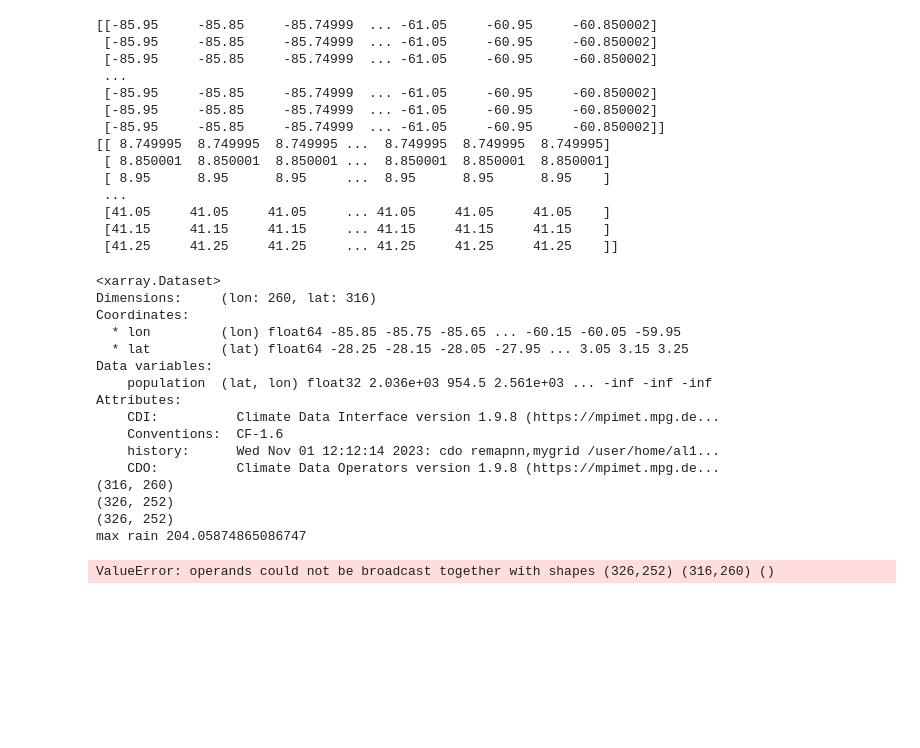
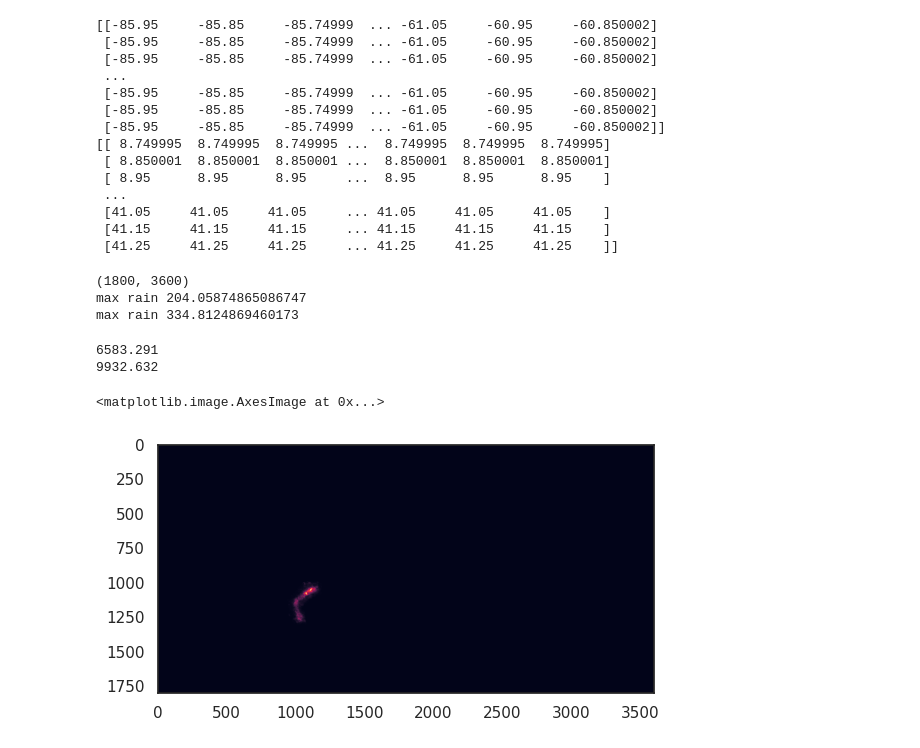
Before and after one commit to vosps/tropical_cyclone, a Jupyter notebook: tracking/7_hit_rate.ipynb, the cells around one changed output. Saved outputs shown, nothing was run; the diff lists cells and outputs as text; code cells hidden in the pictures; blank space fills up the shorter version.

```diff
--- a/tracking/7_hit_rate.ipynb
+++ b/tracking/7_hit_rate.ipynb
@@ -260,52 +266,50 @@ print(grid_y)
 # print(storm_pop_data.shape)
 # print(np.sum(grid_rain,axis=0).shape)
 # print(grid_x.shape)
-print(pop.shape)
+print(pop.population.shape)
 accumulated_rain = np.sum(grid_rain,axis=0)
 accumulated_rain_truth = np.sum(grid_rain_truth,axis=0)
 
 
 # superimpose rain onto bigger grid
-global_rain = np.zeros((pop.shape[0],pop.shape[1]))
-global_rain_truth = np.zeros((pop.shape[0],pop.shape[1]))
+global_rain = np.zeros((pop.population.shape[0],pop.population.shape[1]))
+global_rain_truth = np.zeros((pop.population.shape[0],pop.population.shape[1]))
 
-storm_lons = storm.storm_lons
-storm_lats = storm.storm_lats
-storm_rain = storm.precipitation[:,:,0]
-storm_rain_truth = storm_truth.precipitation[:,:,0]
+storm_lons = grid_x
+storm_lats = grid_y
+storm_rain = accumulated_rain
+storm_rain_truth = accumulated_rain_truth
 
 Mlon = storm_lons[-1,-1]
 mlon = storm_lons[0,0]
 Mlat = storm_lats[-1,-1]
 mlat = storm_lats[0,0]
-Xspan = np.where((grid_x <= Mlon) & (grid_x >= mlon))[1][[0, -1]]
-Yspan = np.where((grid_y <= Mlat) & (grid_y >= mlat))[0][[0, -1]]
+grid_X,grid_Y = np.meshgrid(lon,lat)
+Xspan = np.where((grid_X <= Mlon) & (grid_X >= mlon))[1][[0, -1]]
+Yspan = np.where((grid_Y <= Mlat) & (grid_Y >= mlat))[0][[0, -1]]
 
 # Create a selection
 sel = [slice(Xspan[0], Xspan[1] + 1), slice(Yspan[0], Yspan[1] + 1)]
 
 global_rain[sel[1],sel[0]] = storm_rain
-global_rain_truth[t,sel[1],sel[0]] = storm_rain_truth
+global_rain_truth[sel[1],sel[0]] = storm_rain_truth
 
 
 
-pred_exposure = exposure_calc(pop,global_rain,50)
-truth_exposure = exposure_calc(pop,global_rain_truth,50)
+pred_exposure = exposure_calc(pop,global_rain,150)
+truth_exposure = exposure_calc(pop,global_rain_truth,150)
 # %% [output]
-<xarray.Dataset>
-Dimensions:     (lon: 260, lat: 316)
-Coordinates:
-  * lon         (lon) float64 -85.85 -85.75 -85.65 ... -60.15 -60.05 -59.95
-  * lat         (lat) float64 -28.25 -28.15 -28.05 -27.95 ... 3.05 3.15 3.25
-Data variables:
-    population  (lat, lon) float32 2.036e+03 954.5 2.561e+03 ... -inf -inf -inf
-Attributes:
-    CDI:          Climate Data Interface version 1.9.8 (https://mpimet.mpg.de...
-    Conventions:  CF-1.6
-    history:      Wed Nov 01 12:12:14 2023: cdo remapnn,mygrid /user/home/al1...
-    CDO:          Climate Data Operators version 1.9.8 (https://mpimet.mpg.de...
-(316, 260)
-(326, 252)
-(326, 252)
+(1800, 3600)
 max rain 204.05874865086747
+max rain 334.8124869460173
-ValueError: operands could not be broadcast together with shapes (326,252) (316,260) ()
+# %%
+print(pred_exposure)
+print(truth_exposure)
+# %% [output]
+6583.291
+9932.632
+# %%
+plt.imshow(global_rain)
+# %% [output]
+<matplotlib.image.AxesImage at 0x...>
+[figure, added]
```
Also changed, not shown: parts of 9 cells of this notebook, 17 other files.
